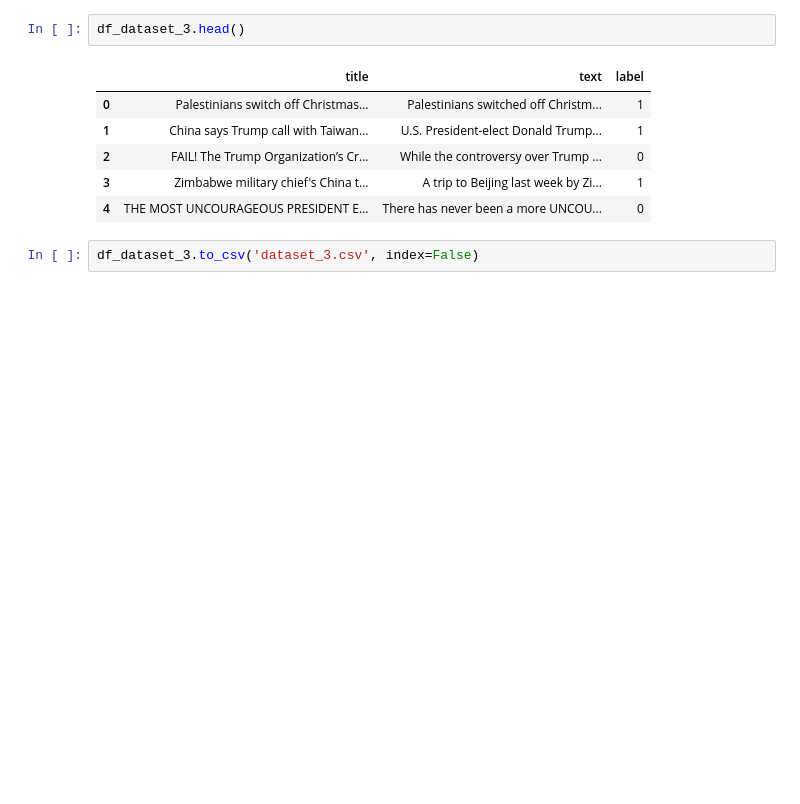
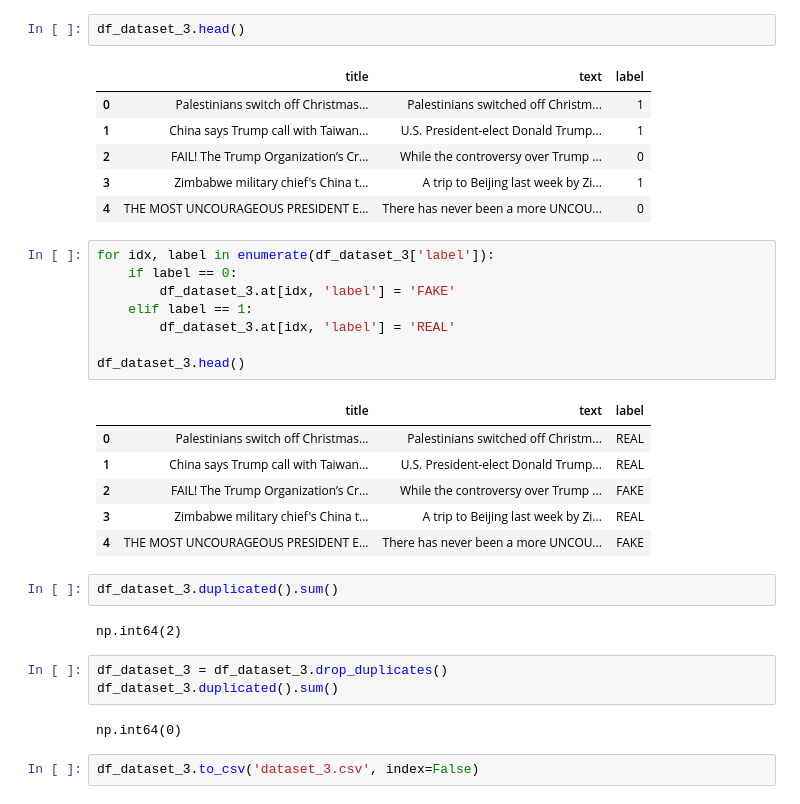
Before and after one commit to KatherineGortz/ejercicios-en-adalab, a Jupyter notebook: Proyecto Personal/EDA_Dataset3.ipynb, the cells around one changed output. Drawn from its saved outputs; the diff is of its cells as text; blank space fills up the shorter version.

```diff
--- a/Proyecto Personal/EDA_Dataset3.ipynb
+++ b/Proyecto Personal/EDA_Dataset3.ipynb
@@ -142,5 +142,29 @@ df_dataset_3.head()
 | 2 | FAIL! The Trump Organization’s Cr... | While the controversy over Trump ... | 0 |
 | 3 | Zimbabwe military chief's China t... | A trip to Beijing last week by Zi... | 1 |
 | 4 | THE MOST UNCOURAGEOUS PRESIDENT E... | There has never been a more UNCOU... | 0 |
+# %%
+for idx, label in enumerate(df_dataset_3['label']):
+    if label == 0:
+        df_dataset_3.at[idx, 'label'] = 'FAKE'
+    elif label == 1:
+        df_dataset_3.at[idx, 'label'] = 'REAL'
+
+df_dataset_3.head()
+# %% [output]
+|  | title | text | label |
+| 0 | Palestinians switch off Christmas... | Palestinians switched off Christm... | REAL |
+| 1 | China says Trump call with Taiwan... | U.S. President-elect Donald Trump... | REAL |
+| 2 | FAIL! The Trump Organization’s Cr... | While the controversy over Trump ... | FAKE |
+| 3 | Zimbabwe military chief's China t... | A trip to Beijing last week by Zi... | REAL |
+| 4 | THE MOST UNCOURAGEOUS PRESIDENT E... | There has never been a more UNCOU... | FAKE |
+# %%
+df_dataset_3.duplicated().sum()
+# %% [output]
+np.int64(2)
+# %%
+df_dataset_3 = df_dataset_3.drop_duplicates()
+df_dataset_3.duplicated().sum()
+# %% [output]
+np.int64(0)
 # %%
 df_dataset_3.to_csv('dataset_3.csv', index=False)
```
Also changed, not shown: 5 other files.
